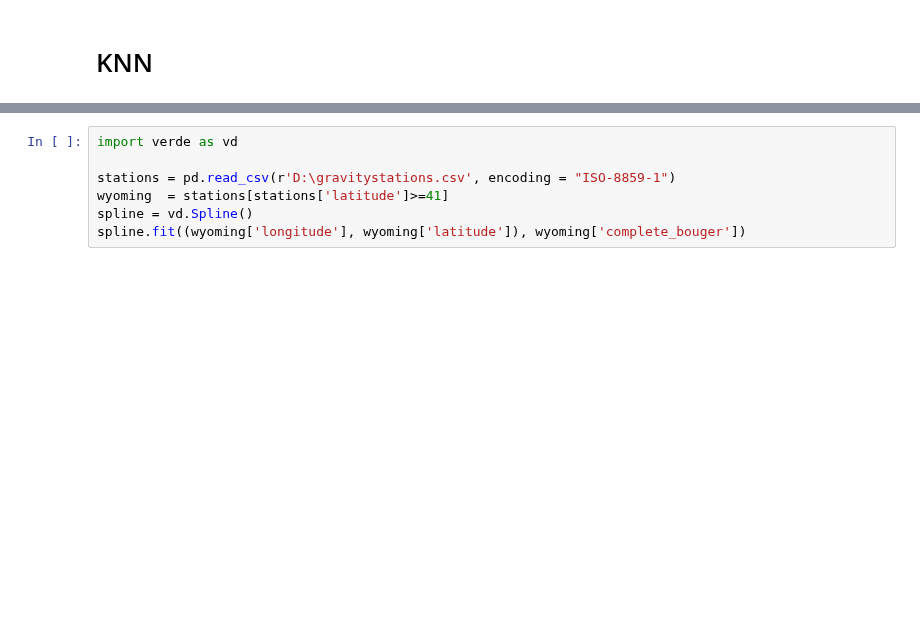
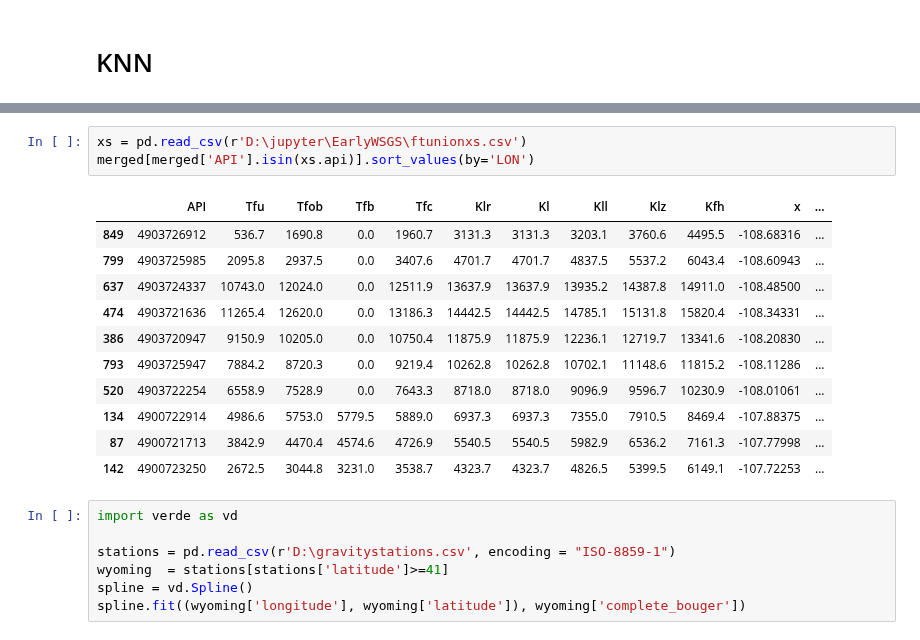
Before and after one commit to jessepisel/stratal-geometries, a Jupyter notebook: Unconformity or onlap neighbors.ipynb, the cells around one changed output, grey strips where cells are left out. Saved outputs shown, nothing was run; the diff lists cells and outputs as text; blank space fills up the shorter version.

```diff
--- a/Unconformity or onlap neighbors.ipynb
+++ b/Unconformity or onlap neighbors.ipynb
@@ -387,3 +409,18 @@ Text(0.5,1,'KNeighbor Predictions')
+# %%
+xs = pd.read_csv(r'D:\jupyter\EarlyWSGS\ftunionxs.csv')
+merged[merged['API'].isin(xs.api)].sort_values(by='LON')
+# %% [output]
+|  | API | Tfu | Tfob | Tfb | Tfc | Klr | Kl | Kll | Klz | Kfh | x | ... |
+| 849 | 4903726912 | 536.7 | 1690.8 | 0.0 | 1960.7 | 3131.3 | 3131.3 | 3203.1 | 3760.6 | 4495.5 | -108.68316 | ... |
+| 799 | 4903725985 | 2095.8 | 2937.5 | 0.0 | 3407.6 | 4701.7 | 4701.7 | 4837.5 | 5537.2 | 6043.4 | -108.60943 | ... |
+| 637 | 4903724337 | 10743.0 | 12024.0 | 0.0 | 12511.9 | 13637.9 | 13637.9 | 13935.2 | 14387.8 | 14911.0 | -108.48500 | ... |
+| 474 | 4903721636 | 11265.4 | 12620.0 | 0.0 | 13186.3 | 14442.5 | 14442.5 | 14785.1 | 15131.8 | 15820.4 | -108.34331 | ... |
+| 386 | 4903720947 | 9150.9 | 10205.0 | 0.0 | 10750.4 | 11875.9 | 11875.9 | 12236.1 | 12719.7 | 13341.6 | -108.20830 | ... |
+| 793 | 4903725947 | 7884.2 | 8720.3 | 0.0 | 9219.4 | 10262.8 | 10262.8 | 10702.1 | 11148.6 | 11815.2 | -108.11286 | ... |
+| 520 | 4903722254 | 6558.9 | 7528.9 | 0.0 | 7643.3 | 8718.0 | 8718.0 | 9096.9 | 9596.7 | 10230.9 | -108.01061 | ... |
+| 134 | 4900722914 | 4986.6 | 5753.0 | 5779.5 | 5889.0 | 6937.3 | 6937.3 | 7355.0 | 7910.5 | 8469.4 | -107.88375 | ... |
+| 87 | 4900721713 | 3842.9 | 4470.4 | 4574.6 | 4726.9 | 5540.5 | 5540.5 | 5982.9 | 6536.2 | 7161.3 | -107.77998 | ... |
+| 142 | 4900723250 | 2672.5 | 3044.8 | 3231.0 | 3538.7 | 4323.7 | 4323.7 | 4826.5 | 5399.5 | 6149.1 | -107.72253 | ... |
 # %%
 import verde as vd
 
```
Also changed, not shown: parts of 19 cells of this notebook.
